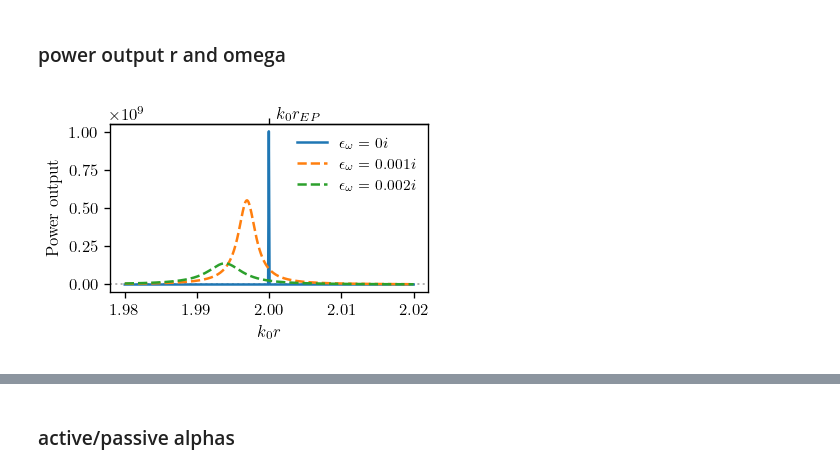
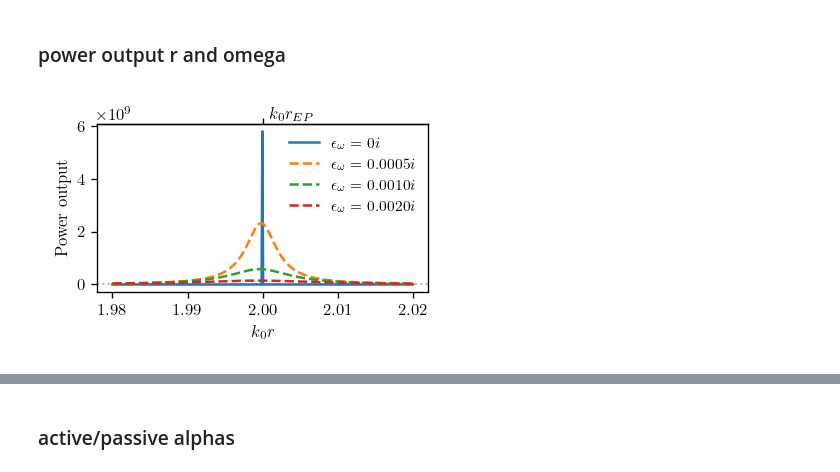
Before and after one commit to mekise/graph-theory-dda, a Jupyter notebook: notebooks/plot_paper.ipynb, the cells around one changed output, grey strips where cells are left out. Cells and saved outputs as stored; diff of their text form; code cells hidden in the pictures.

```diff
--- a/notebooks/plot_paper.ipynb
+++ b/notebooks/plot_paper.ipynb
@@ -287,28 +273,30 @@ FF(alphas) = ComplexF64[-8.218630134997239e-22 - 1.595332783391415e-21im, 6.7762
 # %%
 file = np.load("../data/poweroveromega_n4_imagomegashift.npz")
 saveplot = "../data/poweroveromega_n4_imagomegashift.pdf"
 rspan = file["rspan"]
 omegaspan = file["omegaspan"]
 Pout = file["Pout"]
 
 fig, ax = plt.subplots(figsize=figsize_mod, dpi=120)
 plt.axhline(0, c='0.7', ls='dotted', lw=1.2)
 # plt.axvline(rspan[int(len(rspan)/2)], c='red', ls='--', lw=1.3)
 # plt.plot(rspan, Pout[:, 0], '--', c='C0', label="$\epsilon_\omega=-0.002i$")
 # plt.plot(rspan, Pout[:, 100], '--', c='C1', label="$\epsilon_\omega=-0.001i$")
-plt.plot(rspan, 6e-26*Pout[:, 200], '-', c='C0', label="$\epsilon_\omega=0i$")
-plt.plot(rspan, Pout[:, 300], '--', c='C1', label="$\epsilon_\omega=0.001i$")
-plt.plot(rspan, Pout[:, 400], '--', c='C2', label="$\epsilon_\omega=0.002i$")
+# plt.plot(rspan, 6e-26*Pout[:, 200], '-', c='C0', label="$\epsilon_\omega=0i$")
+plt.plot(rspan, 1e-26*Pout[:, 200], '-', c='C0', label="$\epsilon_\omega=0i$")
+plt.plot(rspan, Pout[:, 250], '--', c='C1', label="$\epsilon_\omega=0.0005i$")
+plt.plot(rspan, Pout[:, 300], '--', c='C2', label="$\epsilon_\omega=0.0010i$")
+plt.plot(rspan, Pout[:, 400], '--', c='C3', label="$\epsilon_\omega=0.0020i$")
 # plt.xlim(2-0.011, 2+0.011)
 # plt.text(1.99, 0.93*1e9, "$r=r_{EP}$", c='black')
 plt.xlabel("$k_0r$")
 plt.ylabel("Power output")
 ax_t = ax.secondary_xaxis('top')
 ax_t.set_ticks([2], [""])
 plt.text(0.52, 1.03, "$k_0r_{EP}$", transform=ax.transAxes)
 plt.legend(frameon=False, loc="upper right")
 plt.tight_layout()
-# plt.savefig(saveplot)
+plt.savefig(saveplot)
 plt.show()
 # %% [output]
-[figure, old version]
+[figure, new version]
```
Also changed, not shown: parts of 16 cells of this notebook, 1 other file.
